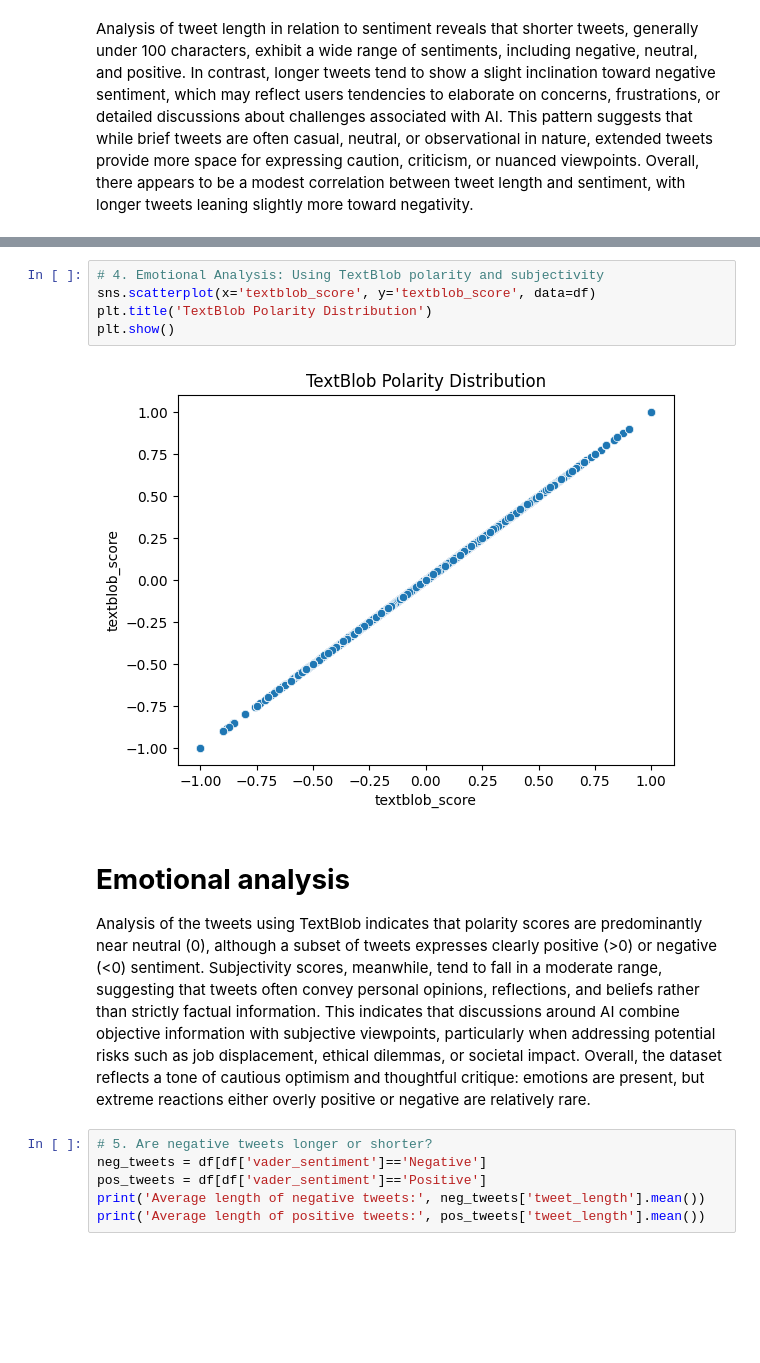
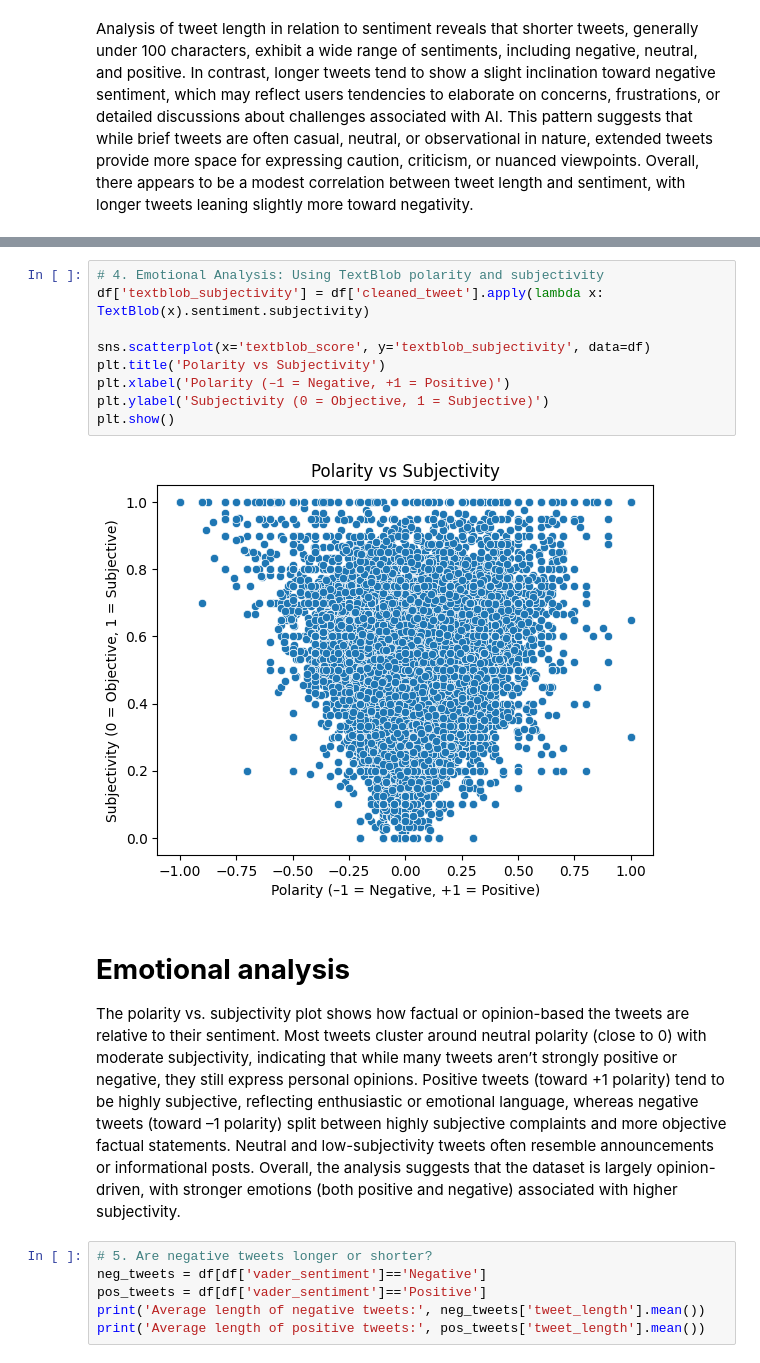
Before and after one commit to sprabhu24/Build-Project---Sakshi-Prabhu, a Jupyter notebook: Build_Project.ipynb, the cells around one changed output, grey strips where cells are left out. Drawn from its saved outputs; the diff is of its cells as text; blank space fills up the shorter version.

```diff
--- a/Build_Project.ipynb
+++ b/Build_Project.ipynb
@@ -182,14 +194,18 @@ Analysis of tweet length in relation to sentiment reveals that shorter tweets, g
 # %%
 # 4. Emotional Analysis: Using TextBlob polarity and subjectivity
-sns.scatterplot(x='textblob_score', y='textblob_score', data=df)
-plt.title('TextBlob Polarity Distribution')
+df['textblob_subjectivity'] = df['cleaned_tweet'].apply(lambda x: TextBlob(x).sentiment.subjectivity)
+
+sns.scatterplot(x='textblob_score', y='textblob_subjectivity', data=df)
+plt.title('Polarity vs Subjectivity')
+plt.xlabel('Polarity (–1 = Negative, +1 = Positive)')
+plt.ylabel('Subjectivity (0 = Objective, 1 = Subjective)')
 plt.show()
 # %% [output]
-[figure, old version]
+[figure, new version]
-# %% [markdown]
-# **Emotional analysis**
-
-Analysis of the tweets using TextBlob indicates that polarity scores are predominantly near neutral (0), although a subset of tweets expresses clearly positive (>0) or negative (<0) sentiment. Subjectivity scores, meanwhile, tend to fall in a moderate range, suggesting that tweets often convey personal opinions, reflections, and beliefs rather than strictly factual information. This indicates that discussions around AI combine objective information with subjective viewpoints, particularly when addressing potential risks such as job displacement, ethical dilemmas, or societal impact. Overall, the dataset reflects a tone of cautious optimism and thoughtful critique: emotions are present, but extreme reactions either overly positive or negative are relatively rare.
+# %% [markdown]
+# **Emotional analysis**
+
+The polarity vs. subjectivity plot shows how factual or opinion-based the tweets are relative to their sentiment. Most tweets cluster around neutral polarity (close to 0) with moderate subjectivity, indicating that while many tweets aren’t strongly positive or negative, they still express personal opinions. Positive tweets (toward +1 polarity) tend to be highly subjective, reflecting enthusiastic or emotional language, whereas negative tweets (toward –1 polarity) split between highly subjective complaints and more objective factual statements. Neutral and low-subjectivity tweets often resemble announcements or informational posts. Overall, the analysis suggests that the dataset is largely opinion-driven, with stronger emotions (both positive and negative) associated with higher subjectivity.
 # %%
 # 5. Are negative tweets longer or shorter?
 neg_tweets = df[df['vader_sentiment']=='Negative']
```
Also changed, not shown: parts of 5 cells of this notebook.
